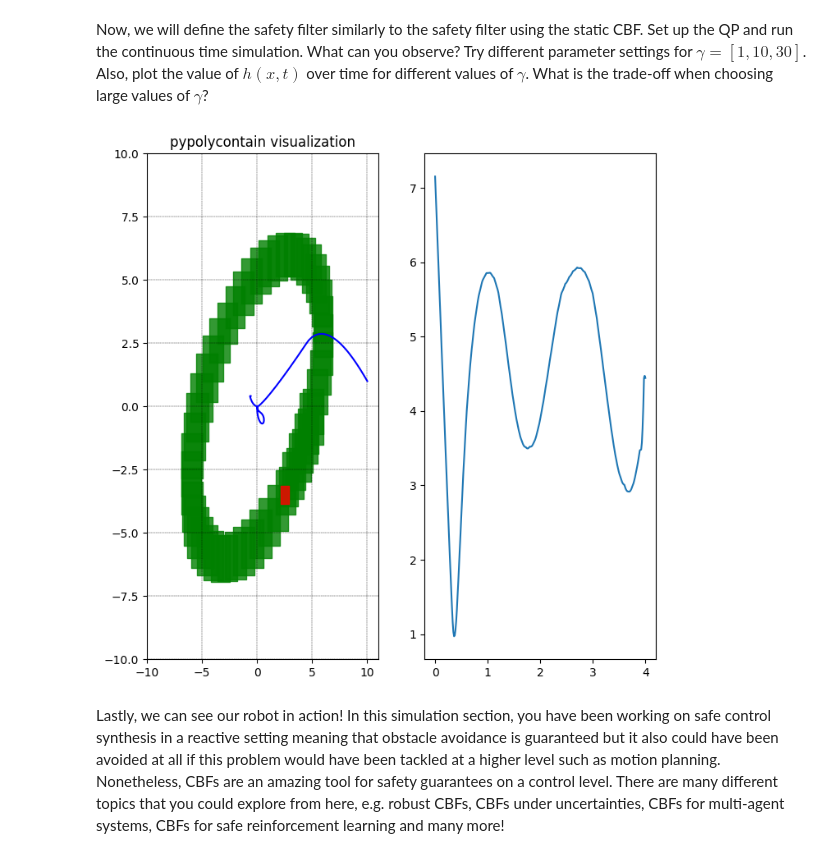
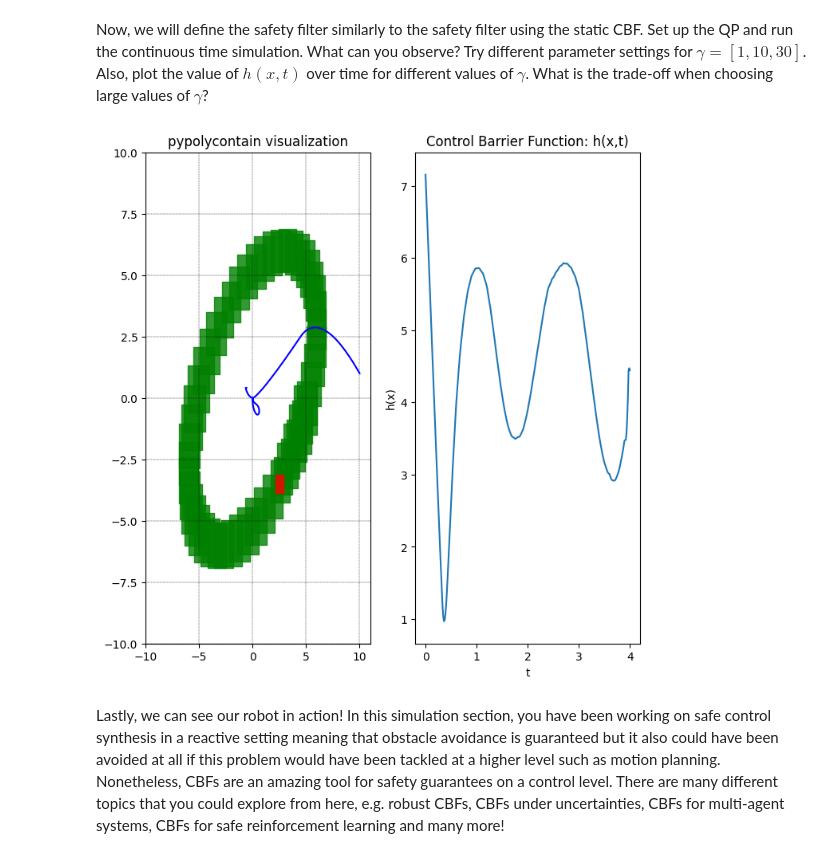
Before and after one commit to alicekramer/Safe-Robot-Control-Planning, a Jupyter notebook: tut1_reachability_CandA.ipynb, the cells around one changed output. Saved outputs shown, nothing was run; the diff lists cells and outputs as text; code cells hidden in the pictures.

Commit message:
update plot title

```diff
--- a/tut1_reachability_CandA.ipynb
+++ b/tut1_reachability_CandA.ipynb
@@ -1080,30 +1080,33 @@ def safety_filter(x, t):
 # %%
 # closed loop dynamics including CBF controller
 def closed_loop_system(x, t):
 
   d = 0
   u_safe = safety_filter(x,t)
   dx = A@x + B@u_safe + d
   return dx
 
 # Initial Conditions
 t_sim = np.linspace(0, sim_duration, 300)
 x_sol = odeint(closed_loop_system, c0, t_sim) #solve for ode
 
 fig = plt.figure()
 ax = fig.add_subplot(121)
 try:
   pp.visualize(zts_obj, fig=fig, ax=ax)
 except:
   pass
 plt.plot(x_sol[:, 0], x_sol[:, 1], 'b')
 ax.set_xlim([-10, 11])
 ax.set_ylim([-10, 10])
 ax2 = fig.add_subplot(122)
 plt.plot(t_sim, [cbf_dynamic(x_sol[i], t_sim[i])[0] for i in range(len(t_sim))])
+ax2.set_title("Control Barrier Function: h(x,t)")
+ax2.set_ylabel("h(x)")
+ax2.set_xlabel('t')
 plt.show()
 # %% [output]
-[figure, old version]
+[figure, new version]
 # %% [markdown]
 Lastly, we can see our robot in action! In this simulation section, you have been working on safe control synthesis in a reactive setting meaning that obstacle avoidance is guaranteed but it also could have been avoided at all if this problem would have been tackled at a higher level such as motion planning. Nonetheless, CBFs are an amazing tool for safety guarantees on a control level. There are many different topics that you could explore from here, e.g. robust CBFs, CBFs under uncertainties, CBFs for multi-agent systems, CBFs for safe reinforcement learning and many more!
 # %%
```
Also changed, not shown: parts of 1 cell of this notebook.
